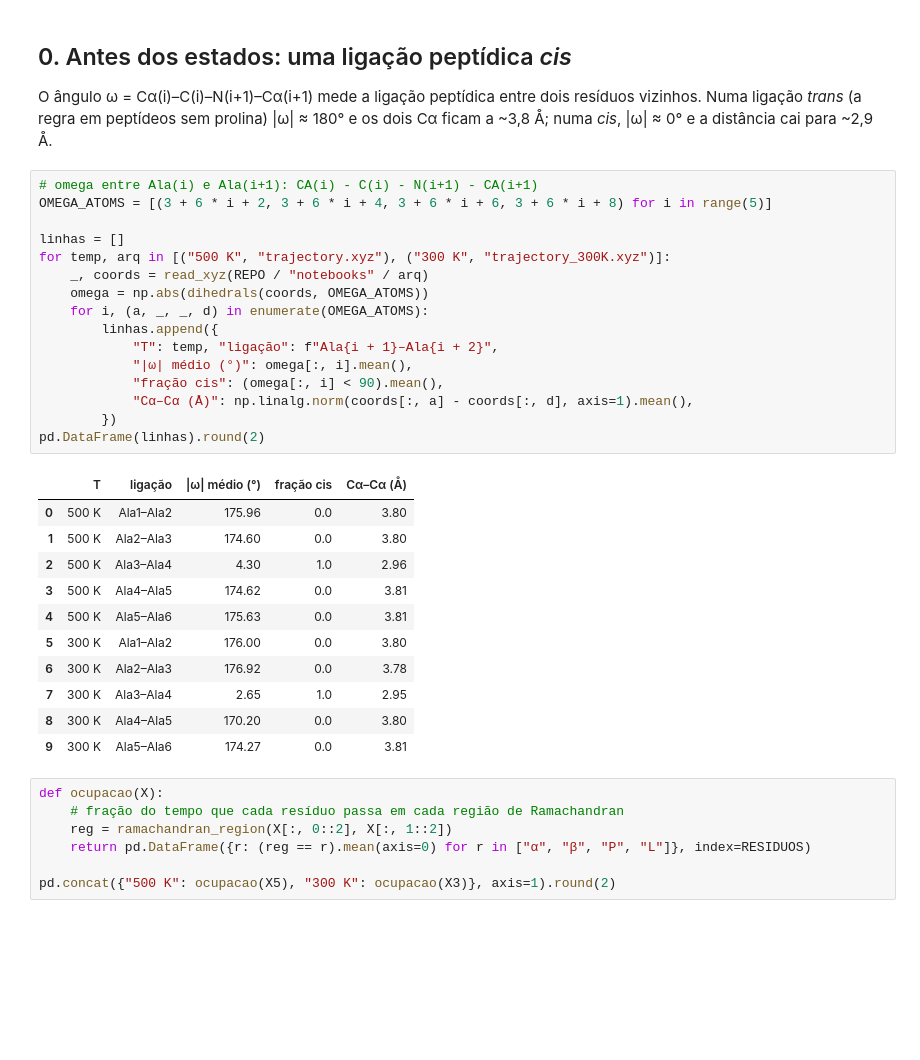
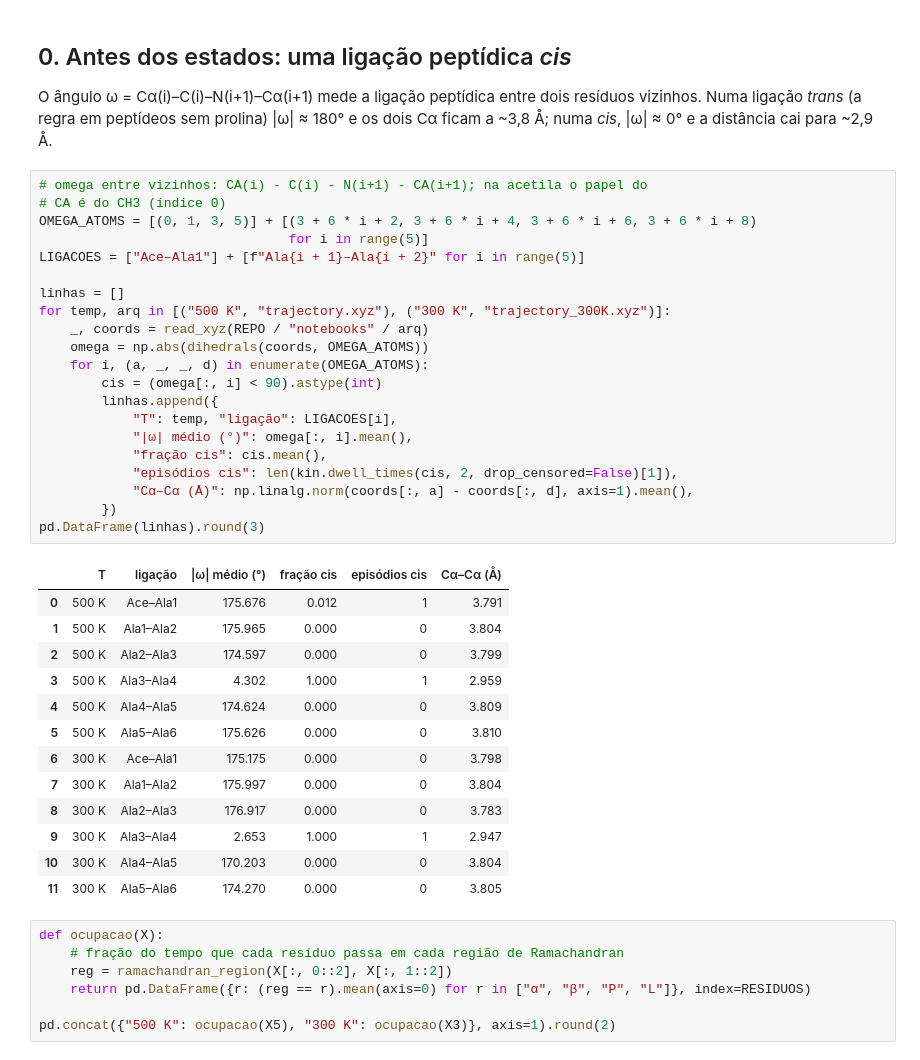
Before and after one commit to pedroazara/dinamica-molecular, a Jupyter notebook: notebooks/05_cinetica.ipynb, the cells around one changed output. Cells and saved outputs as stored; diff of their text form; blank space fills up the shorter version.

```diff
--- a/notebooks/05_cinetica.ipynb
+++ b/notebooks/05_cinetica.ipynb
@@ -65,33 +73,40 @@ resíduos vizinhos. Numa ligação *trans* (a regra em peptídeos sem prolina)
 |ω| ≈ 180° e os dois Cα ficam a ~3,8 Å; numa *cis*, |ω| ≈ 0° e a distância cai
 para ~2,9 Å.
 # %%
-# omega entre Ala(i) e Ala(i+1): CA(i) - C(i) - N(i+1) - CA(i+1)
-OMEGA_ATOMS = [(3 + 6 * i + 2, 3 + 6 * i + 4, 3 + 6 * i + 6, 3 + 6 * i + 8) for i in range(5)]
+# omega entre vizinhos: CA(i) - C(i) - N(i+1) - CA(i+1); na acetila o papel do
+# CA é do CH3 (índice 0)
+OMEGA_ATOMS = [(0, 1, 3, 5)] + [(3 + 6 * i + 2, 3 + 6 * i + 4, 3 + 6 * i + 6, 3 + 6 * i + 8)
+                                for i in range(5)]
+LIGACOES = ["Ace–Ala1"] + [f"Ala{i + 1}–Ala{i + 2}" for i in range(5)]
 
 linhas = []
 for temp, arq in [("500 K", "trajectory.xyz"), ("300 K", "trajectory_300K.xyz")]:
     _, coords = read_xyz(REPO / "notebooks" / arq)
     omega = np.abs(dihedrals(coords, OMEGA_ATOMS))
     for i, (a, _, _, d) in enumerate(OMEGA_ATOMS):
+        cis = (omega[:, i] < 90).astype(int)
         linhas.append({
-            "T": temp, "ligação": f"Ala{i + 1}–Ala{i + 2}",
+            "T": temp, "ligação": LIGACOES[i],
             "|ω| médio (°)": omega[:, i].mean(),
-            "fração cis": (omega[:, i] < 90).mean(),
+            "fração cis": cis.mean(),
+            "episódios cis": len(kin.dwell_times(cis, 2, drop_censored=False)[1]),
             "Cα–Cα (Å)": np.linalg.norm(coords[:, a] - coords[:, d], axis=1).mean(),
         })
-pd.DataFrame(linhas).round(2)
+pd.DataFrame(linhas).round(3)
 # %% [output]
-|  | T | ligação | |ω| médio (°) | fração cis | Cα–Cα (Å) |
-| 0 | 500 K | Ala1–Ala2 | 175.96 | 0.0 | 3.80 |
-| 1 | 500 K | Ala2–Ala3 | 174.60 | 0.0 | 3.80 |
-| 2 | 500 K | Ala3–Ala4 | 4.30 | 1.0 | 2.96 |
-| 3 | 500 K | Ala4–Ala5 | 174.62 | 0.0 | 3.81 |
-| 4 | 500 K | Ala5–Ala6 | 175.63 | 0.0 | 3.81 |
-| 5 | 300 K | Ala1–Ala2 | 176.00 | 0.0 | 3.80 |
-| 6 | 300 K | Ala2–Ala3 | 176.92 | 0.0 | 3.78 |
-| 7 | 300 K | Ala3–Ala4 | 2.65 | 1.0 | 2.95 |
-| 8 | 300 K | Ala4–Ala5 | 170.20 | 0.0 | 3.80 |
-| 9 | 300 K | Ala5–Ala6 | 174.27 | 0.0 | 3.81 |
+|  | T | ligação | |ω| médio (°) | fração cis | episódios cis | Cα–Cα (Å) |
+| 0 | 500 K | Ace–Ala1 | 175.676 | 0.012 | 1 | 3.791 |
+| 1 | 500 K | Ala1–Ala2 | 175.965 | 0.000 | 0 | 3.804 |
+| 2 | 500 K | Ala2–Ala3 | 174.597 | 0.000 | 0 | 3.799 |
+| 3 | 500 K | Ala3–Ala4 | 4.302 | 1.000 | 1 | 2.959 |
+| 4 | 500 K | Ala4–Ala5 | 174.624 | 0.000 | 0 | 3.809 |
+| 5 | 500 K | Ala5–Ala6 | 175.626 | 0.000 | 0 | 3.810 |
+| 6 | 300 K | Ace–Ala1 | 175.175 | 0.000 | 0 | 3.798 |
+| 7 | 300 K | Ala1–Ala2 | 175.997 | 0.000 | 0 | 3.804 |
+| 8 | 300 K | Ala2–Ala3 | 176.917 | 0.000 | 0 | 3.783 |
+| 9 | 300 K | Ala3–Ala4 | 2.653 | 1.000 | 1 | 2.947 |
+| 10 | 300 K | Ala4–Ala5 | 170.203 | 0.000 | 0 | 3.804 |
+| 11 | 300 K | Ala5–Ala6 | 174.270 | 0.000 | 0 | 3.805 |
 # %%
 def ocupacao(X):
     # fração do tempo que cada resíduo passa em cada região de Ramachandran
```
Also changed, not shown: parts of 13 cells of this notebook, 3 other files.
